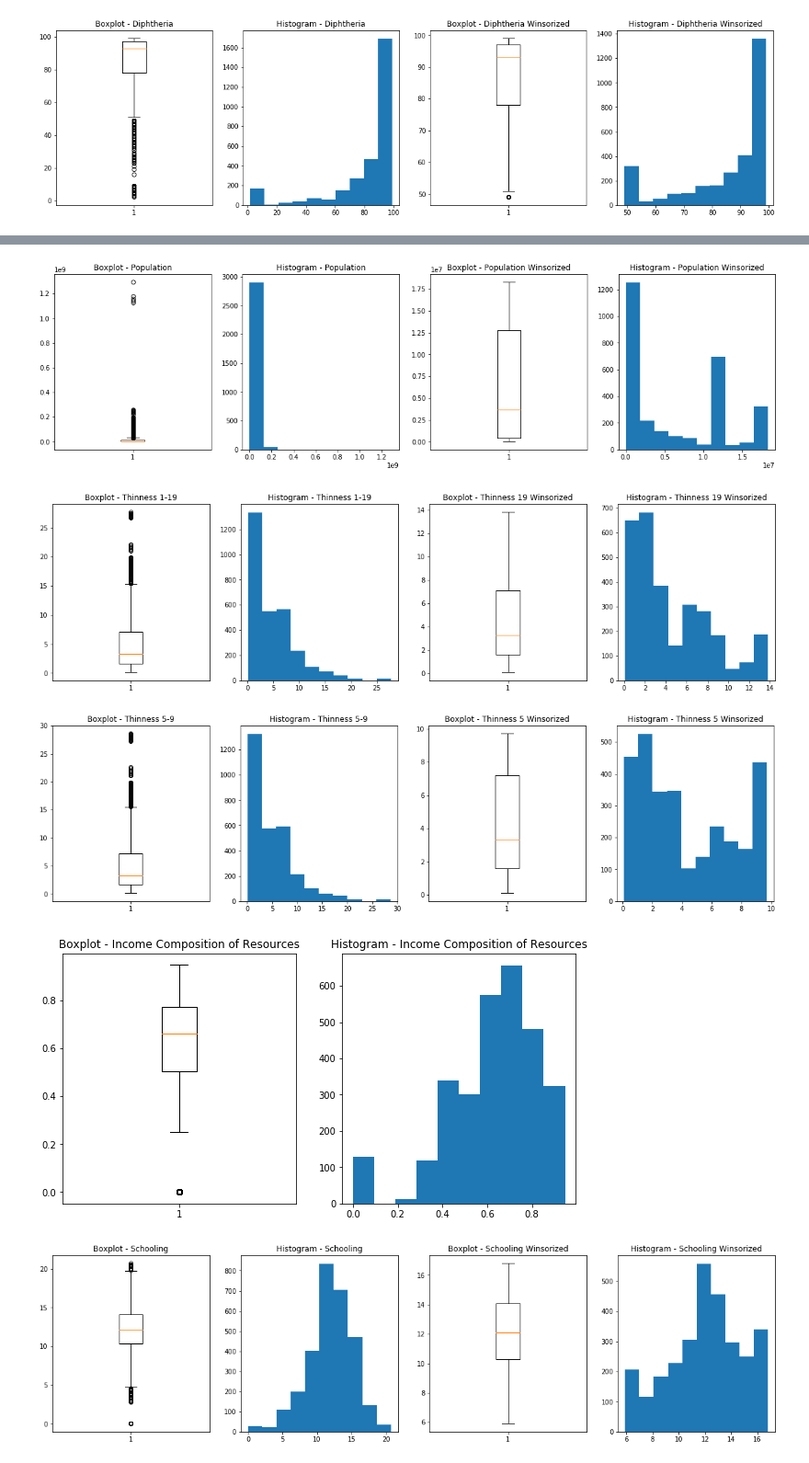
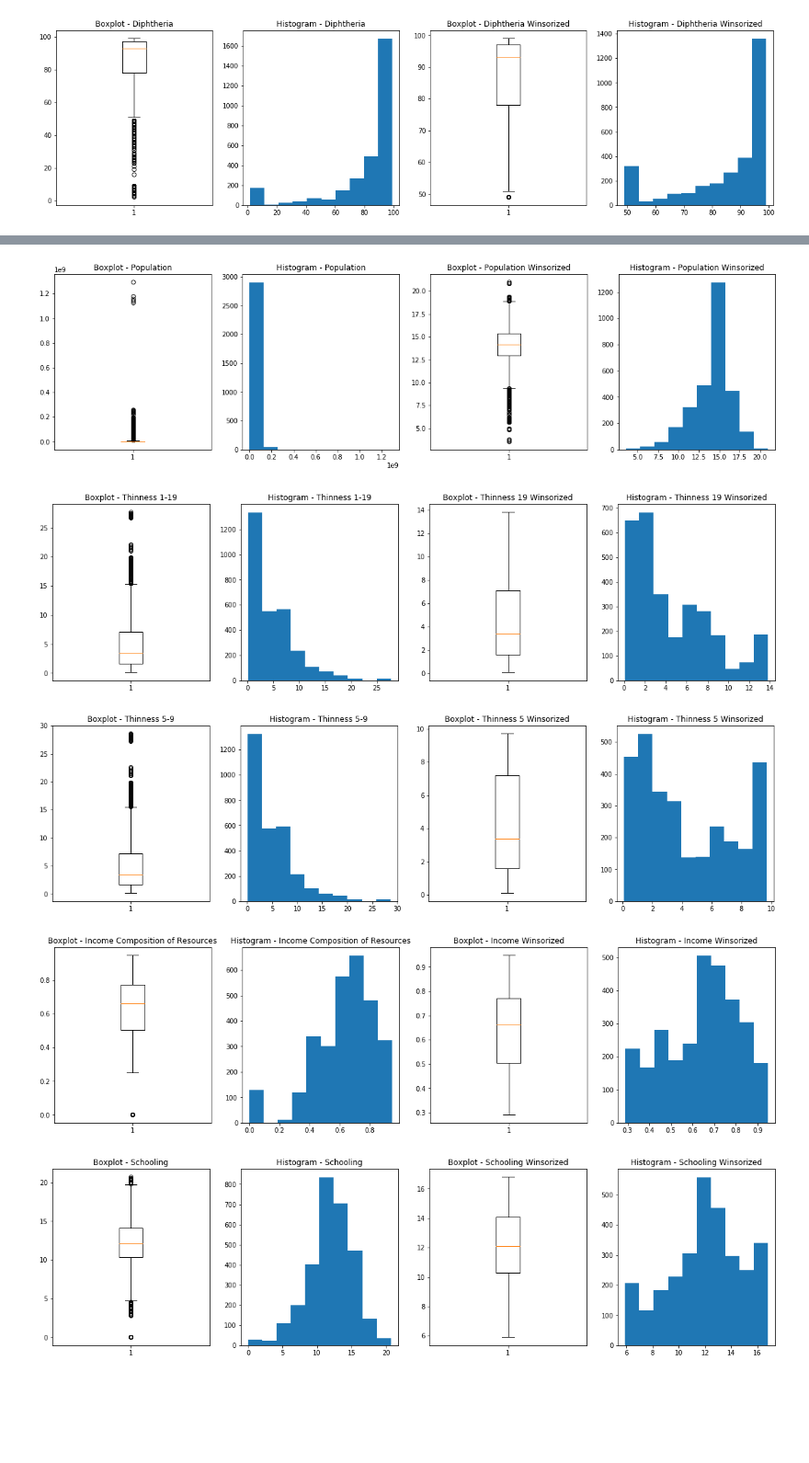
Before and after one commit to BenGriffith/data-science, a Jupyter notebook: exercises/model-preparation-challenge.ipynb, the cells around one changed output, grey strips where cells are left out. Shown at 92% size. Drawn from its saved outputs; the diff is of its cells as text; code cells hidden in the pictures; blank space fills up the shorter version.

```diff
--- a/exercises/model-preparation-challenge.ipynb
+++ b/exercises/model-preparation-challenge.ipynb
@@ -114,20 +99,16 @@ Since we're not dealing with tens of thousands of records, I decided to populate
-# %%
-# Split variables with null into two lists
-is_null_fill_median = []
-is_null_fill_mean = []
-
-for column in columns:
-    if life[column].isnull().sum() > 0 and life[column].isnull().sum() <= 50:
-        is_null_fill_median.append(column)
-    elif life[column].isnull().sum() > 51:
-        is_null_fill_mean.append(column)
+# %%
+# Split variables with null into two lists
+columns_median = ['GDP', 'POPULATION']
+
+columns_mean = ['LIFE EXPECTANCY', 'ADULT MORTALITY', 'ALCOHOL', 'HEPATITIS B', 'BMI', 'POLIO', 'TOTAL EXPENDITURE',
+                'DIPHTHERIA', 'THINNESS 1-19', 'THINNESS 5-9', 'INCOME COMPOSITION OF RESOURCES', 'SCHOOLING']
 # %%
 # Fill in null values with median statistic
-for column in is_null_fill_median:
+for column in columns_median:
     life[column].fillna(life[column].median(), inplace=True)
 
 # Fill in null values with mean statistic
-for column in is_null_fill_mean:
+for column in columns_mean:
     life[column].fillna(life[column].mean(), inplace=True)
 # %%
 # Review .info method to see if any null values exist
@@ -498,6 +462,6 @@ plt.show()
 # %%
 # Population winsorized
-pop_winsorized = winsorize(life['POPULATION'], (0, 0.10))
+pop_winsorized = winsorize(life['POPULATION'], (0, 0.16))
 
 plt.figure(figsize=(20, 5))
 
@@ -510,16 +474,16 @@ plt.hist(life['POPULATION'])
 plt.title('Histogram - Population')
 
 plt.subplot(1, 4, 3)
-plt.boxplot(pop_winsorized)
+plt.boxplot(np.log(life['POPULATION']))
 plt.title('Boxplot - Population Winsorized')
 
 plt.subplot(1, 4, 4)
-plt.hist(pop_winsorized)
+plt.hist(np.log(life['POPULATION']))
 plt.title('Histogram - Population Winsorized')
 
 plt.show()
 # %% [output]
-[figure, old version]
+[figure, new version]
 # %%
 # Thinness 1-19 winsorized
 thin_19_winsorized = winsorize(life['THINNESS 1-19'], (0, 0.05))
@@ -544,7 +508,7 @@ plt.title('Histogram - Thinness 19 Winsorized')
 
 plt.show()
 # %% [output]
-[figure, old version]
+[figure, new version]
 # %%
 # Thinness 5 winsorized
 thin_5_winsorized = winsorize(life['THINNESS 5-9'], (0, 0.10))
@@ -569,21 +533,32 @@ plt.title('Histogram - Thinness 5 Winsorized')
 
 plt.show()
 # %% [output]
-[figure, old version]
+[figure, new version]
 # %%
-plt.figure(figsize=(10, 5))
+# Income composition winsorized
+income_winsorized = winsorize(life['INCOME COMPOSITION OF RESOURCES'], (0.05, 0))
 
-plt.subplot(1, 2, 1)
+plt.figure(figsize=(20, 5))
+
+plt.subplot(1, 4, 1)
 plt.boxplot(life['INCOME COMPOSITION OF RESOURCES'])
 plt.title('Boxplot - Income Composition of Resources')
 
-plt.subplot(1, 2, 2)
+plt.subplot(1, 4, 2)
 plt.hist(life['INCOME COMPOSITION OF RESOURCES'])
 plt.title('Histogram - Income Composition of Resources')
 
+plt.subplot(1, 4, 3)
+plt.boxplot(income_winsorized)
+plt.title('Boxplot - Income Winsorized')
+
+plt.subplot(1, 4, 4)
+plt.hist(income_winsorized)
+plt.title('Histogram - Income Winsorized')
+
 plt.show()
 # %% [output]
-[figure, old version]
+[figure, new version]
 # %%
 # Schooling winsorized
 school_winsorized = winsorize(life['SCHOOLING'], (0.05, 0.05))
```
Also changed, not shown: parts of 20 cells of this notebook.
